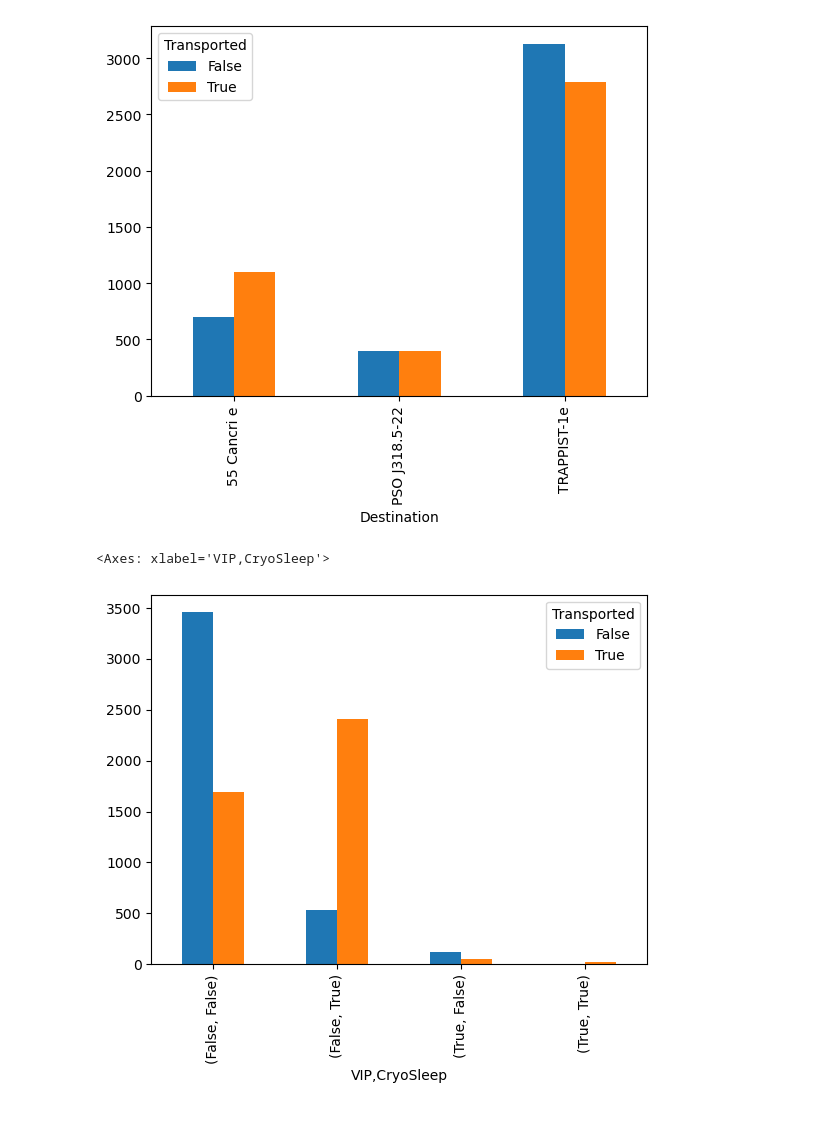
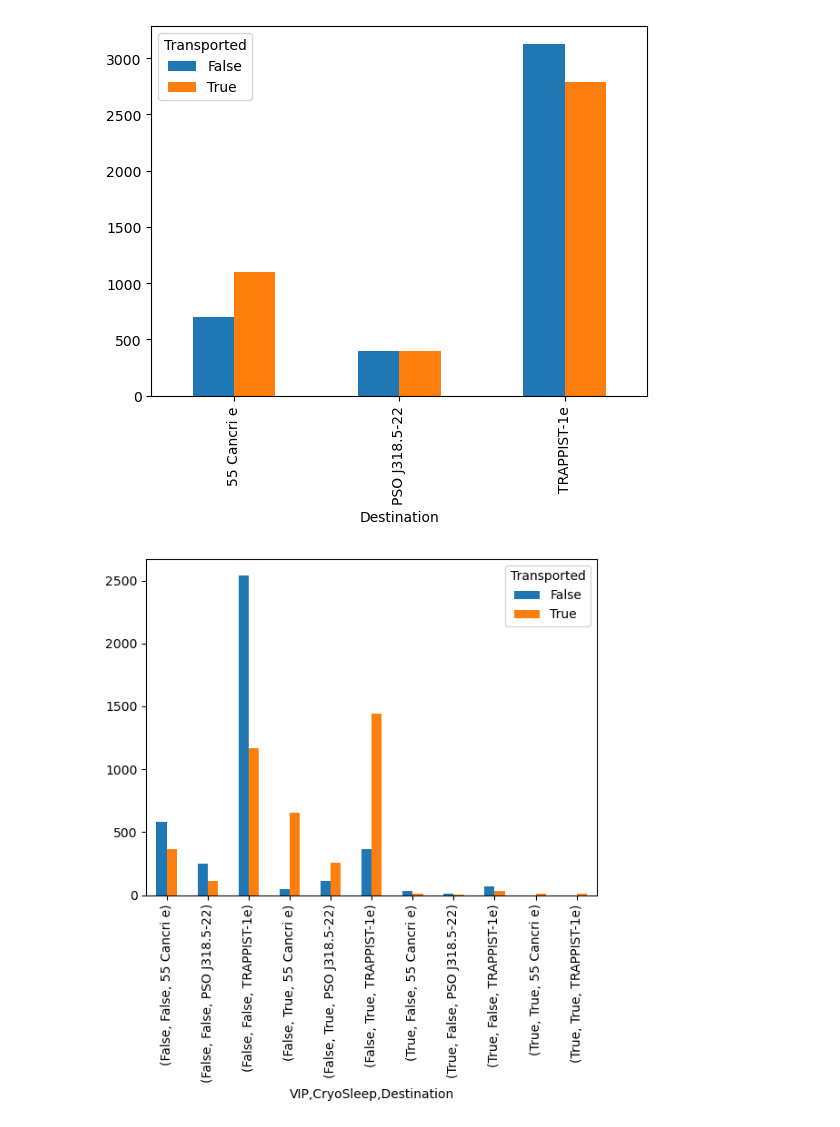
Before and after one commit to JeanGC970520/spaceship_titanic, a Jupyter notebook: main.ipynb, the cells around one changed output. Drawn from its saved outputs; the diff is of its cells as text; code cells hidden in the pictures.

```diff
--- a/main.ipynb
+++ b/main.ipynb
@@ -167,7 +168,7 @@ X_train_full.groupby(['Transported', 'Destination']).count()['PassengerId'].unst
 <Axes: xlabel='Destination'>
 [figure]
 # %%
-X_train_full.groupby(['Transported', 'VIP', 'CryoSleep']).count()['PassengerId'].unstack(level=0).plot.bar()
+X_train_full.groupby(['Transported', 'VIP', 'CryoSleep', 'Destination']).count()['PassengerId'].unstack(level=0).plot.bar()
+plt.show()
 # %% [output]
-<Axes: xlabel='VIP,CryoSleep'>
-[figure, old version]
+[figure, new version]
```
Also changed, not shown: parts of 11 cells of this notebook.
